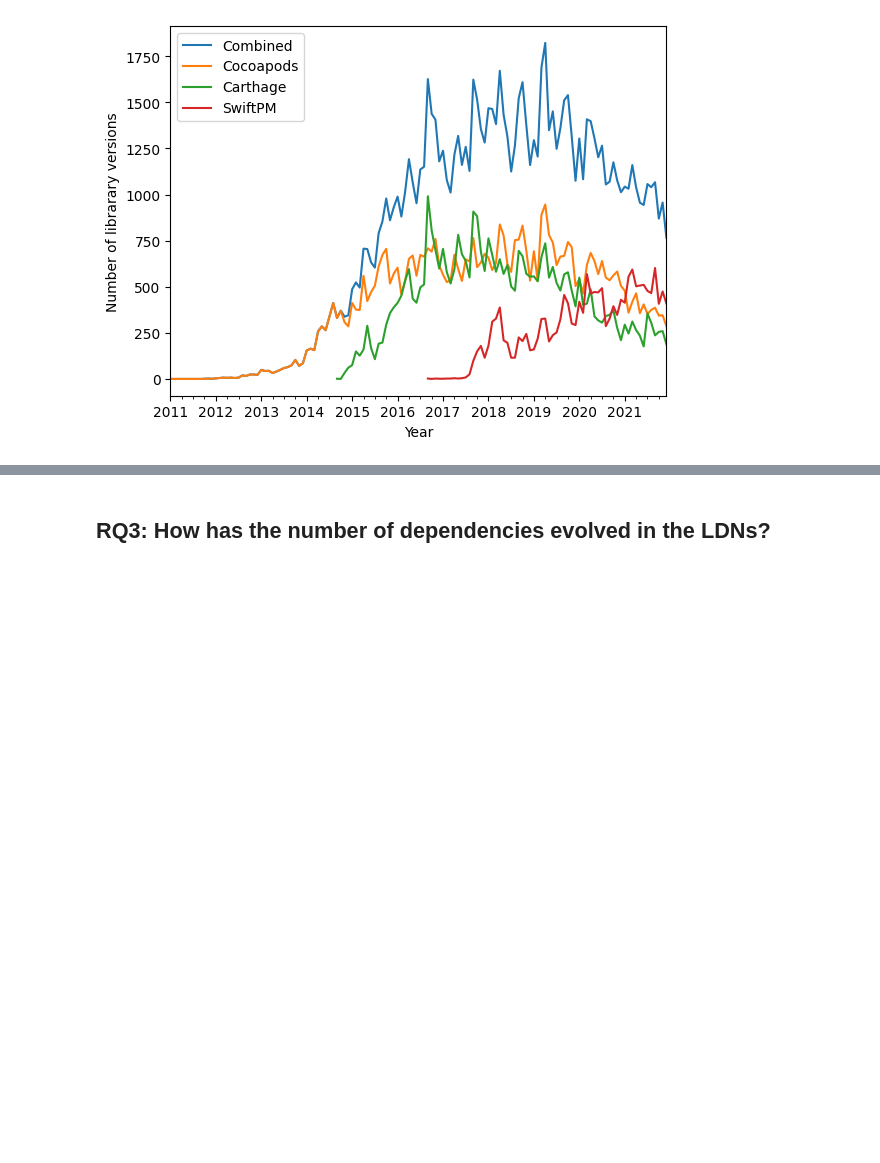
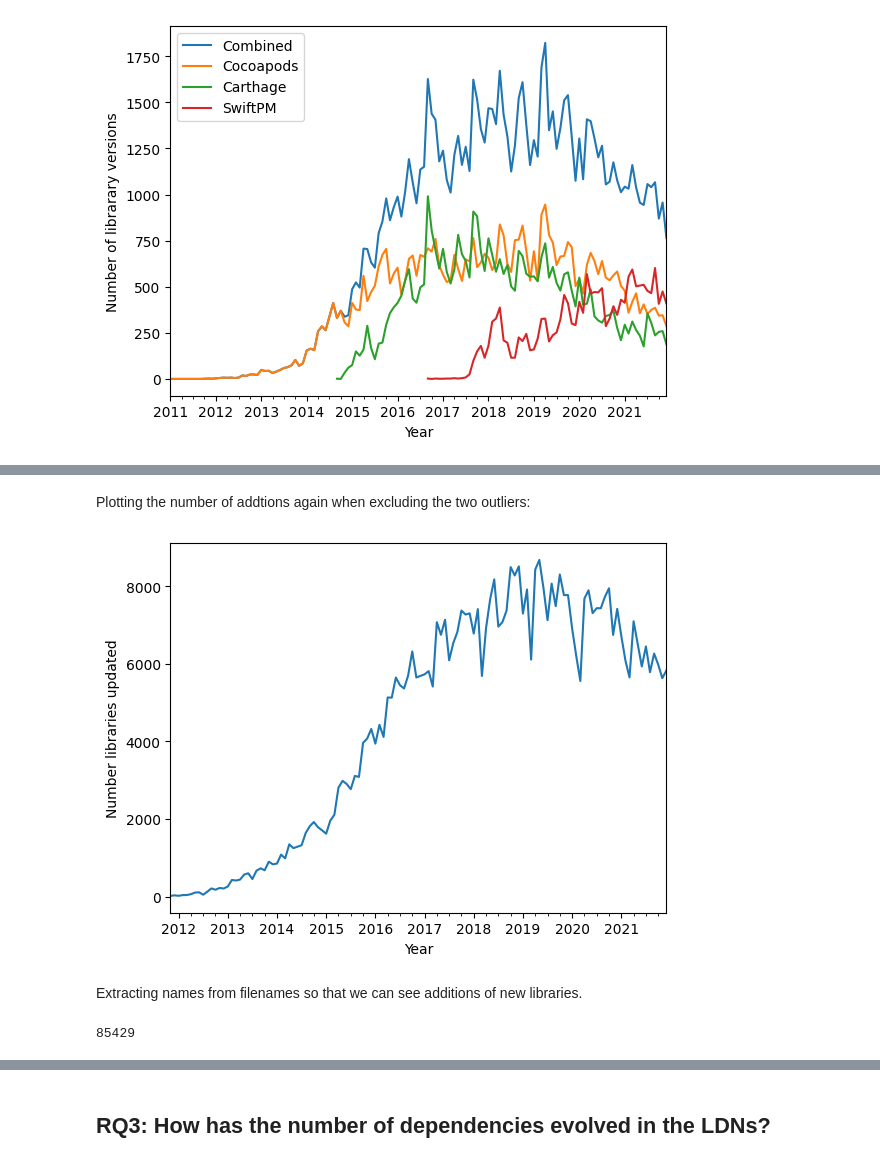
Before and after one commit to kristiinara/LibraryDependencyEvolution, a Jupyter notebook: Analysis of Library Dependency Networks of Package Managers Used in iOS Development (MobileSoft).ipynb, the cells around one changed output, grey strips where cells are left out. Cells and saved outputs as stored; diff of their text form; code cells hidden in the pictures; blank space fills up the shorter version.

```diff
--- a/Analysis of Library Dependency Networks of Package Managers Used in iOS Development (MobileSoft).ipynb
+++ b/Analysis of Library Dependency Networks of Package Managers Used in iOS Development (MobileSoft).ipynb
@@ -296,0 +331,16 @@ plt.savefig('plot_number_of_library_updates_per_month_per_package_manager.pdf',
+# %% [markdown]
+Plotting the number of addtions again when excluding the two outliers:
+# %%
+cocoapods[(cocoapods['operation'] == 'A') & (cocoapods['file'].str.contains(".podspec"))
+          & ~((cocoapods['year'] == 2016) & (cocoapods['month'] == 12))
+          & ~((cocoapods['year'] == 2014) & (cocoapods['month'] == 6))
+          & (cocoapods['year'] != 2022)].groupby(['combined']).size().plot()
+
+plt.xlabel("Year")
+plt.ylabel("Number libraries updated")
+
+plt.savefig('library_updates_cocoapods_repo.pdf')
+# %% [output]
+[figure, added]
+# %% [markdown]
+Extracting names from filenames so that we can see additions of new libraries.
@@ -296,0 +356,4 @@ plt.savefig('plot_number_of_library_updates_per_month_per_package_manager.pdf',
+# %%
+len(cocoapods['name'].unique())
+# %% [output]
+85429
```
Also changed, not shown: parts of 17 cells of this notebook, 2 other files.
